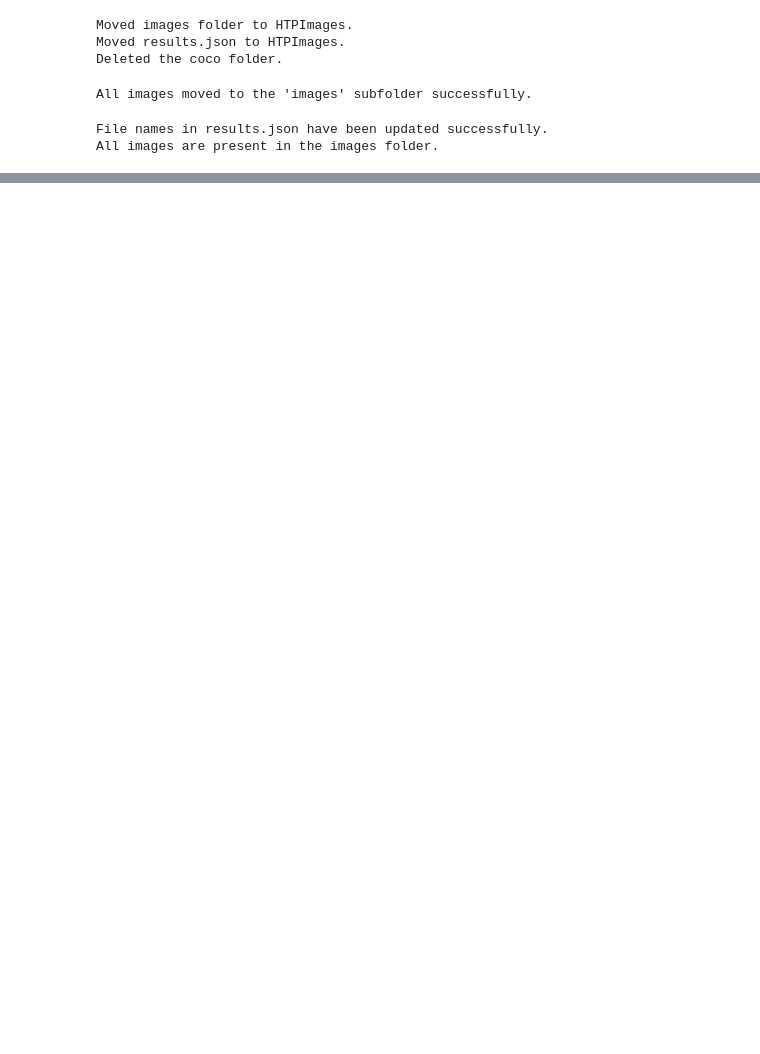
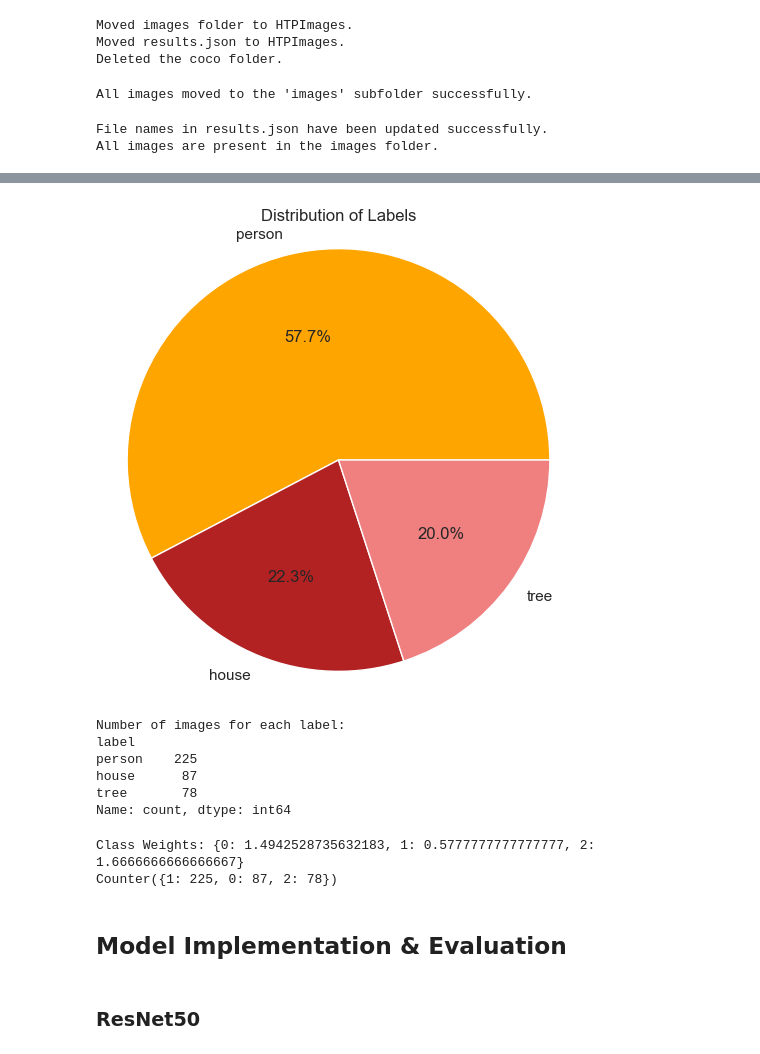
Before and after one commit to iremhttp/HTP-Project, a Jupyter notebook: main.ipynb, the cells around one changed output, grey strips where cells are left out. Drawn from its saved outputs; the diff is of its cells as text; code cells hidden in the pictures; blank space fills up the shorter version.

```diff
--- a/main.ipynb
+++ b/main.ipynb
@@ -602,0 +669,18 @@ for ann in annotations['annotations'][:5]:
+# %%
+with open('HTPImages/result.json', 'r') as f:
+    annotations = json.load(f)
+
+image_dict = {img['file_name']: img['id'] for img in annotations['images']}
+category_dict = {cat['id']: cat['name'] for cat in annotations['categories']}
+annotation_dict = {ann['image_id']: category_dict[ann['category_id']] for ann in annotations['annotations']}
+# %%
+filename_to_label = {}
+for image in annotations['images']:
+    file_name = image['file_name']
+    image_id = image['id']
+    if image_id in annotation_dict:
+        filename_to_label[file_name] = annotation_dict[image_id]
+# %%
+df['label'] = df['image_file'].map(filename_to_label)
+
+print("Label column added to DataFrame and saved successfully.")
@@ -602,0 +726,4 @@ for ann in annotations['annotations'][:5]:
+# %%
+df = df.dropna(subset=['label'])
+
+print(df.info())
@@ -602,0 +781,19 @@ for ann in annotations['annotations'][:5]:
+# %%
+label_counts = df['label'].value_counts()
+
+plt.figure(figsize=(6, 6))
+plt.pie(label_counts, labels=label_counts.index, autopct='%1.1f%%', colors=['orange','firebrick','lightcoral' ])
+plt.title('Distribution of Labels')
+plt.axis('equal')
+plt.show()
+
+print("Number of images for each label:")
+print(label_counts)
+# %% [output]
+[figure, added]
+Number of images for each label:
+label
+person    225
+house      87
+tree       78
+Name: count, dtype: int64
@@ -602,0 +824,19 @@ for ann in annotations['annotations'][:5]:
+# %%
+images, labels = get_images_and_labels('HTPImages/images', image_dict, annotation_dict)
+
+label_encoder = LabelEncoder()
+encoded_labels = label_encoder.fit_transform(labels)
+
+class_weights = compute_class_weight('balanced', classes=np.unique(encoded_labels), y=encoded_labels)
+class_weight_dict = {i: weight for i, weight in enumerate(class_weights)}
+print("Class Weights:", class_weight_dict)
+
+X_train, X_test, y_train, y_test = train_test_split(images, encoded_labels, test_size=0.2, random_state=42)
+print(Counter(encoded_labels))
+# %% [output]
+Class Weights: {0: 1.4942528735632183, 1: 0.5777777777777777, 2: 1.6666666666666667}
+Counter({1: 225, 0: 87, 2: 78})
+# %% [markdown]
+## Model Implementation & Evaluation
+# %% [markdown]
+### ResNet50
```
Also changed, not shown: parts of 42 cells of this notebook.
